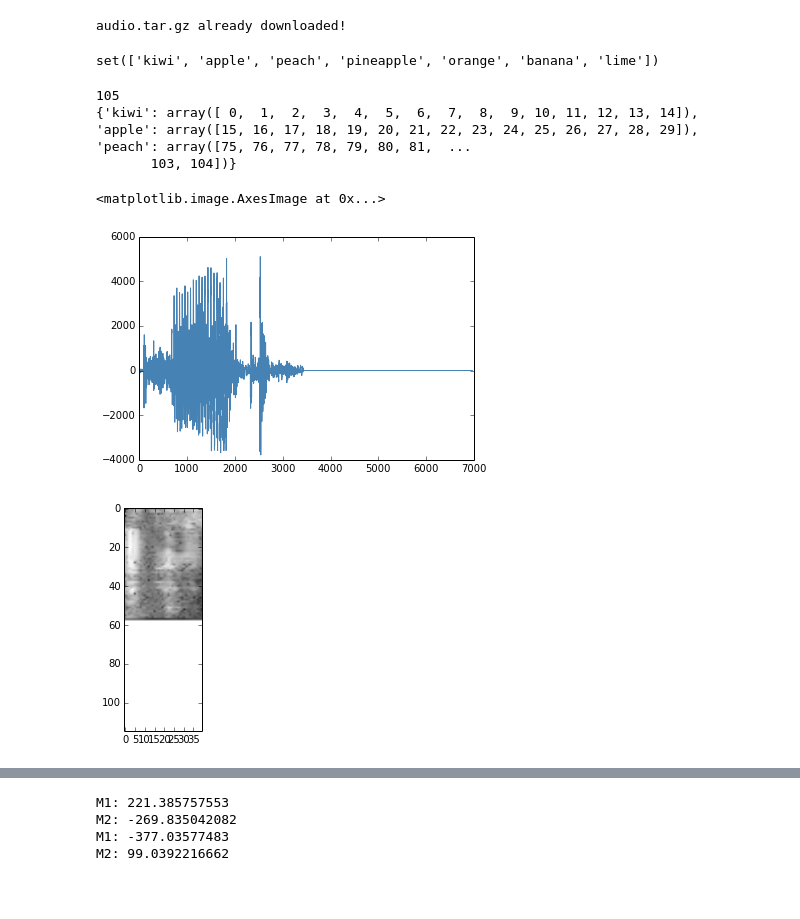
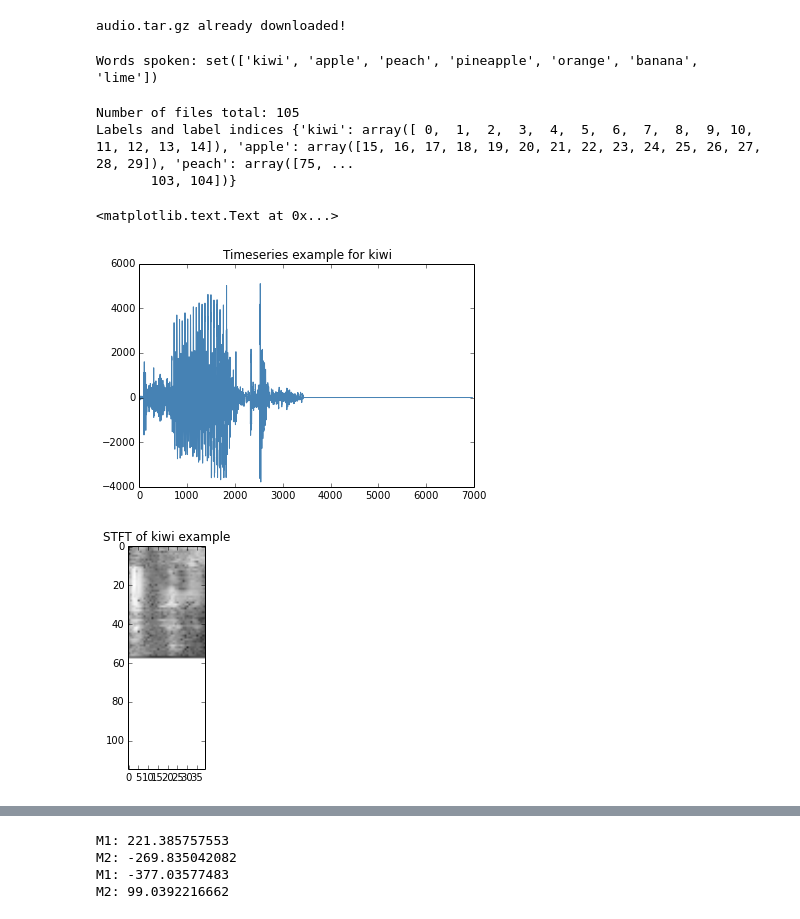
Before and after one commit to kastnerkyle/kastnerkyle.github.io-pelican, a Jupyter notebook: content/downloads/notebooks/ml_speech_recognition_hmm.ipynb, the cells around one changed output, grey strips where cells are left out. Cells and saved outputs as stored; diff of their text form; code cells hidden in the pictures; blank space fills up the shorter version.

```diff
--- a/content/downloads/notebooks/ml_speech_recognition_hmm.ipynb
+++ b/content/downloads/notebooks/ml_speech_recognition_hmm.ipynb
@@ -26,9 +26,9 @@ for f in os.listdir('audio'):
     for w in os.listdir('audio/' + f):
         fpaths.append('audio/' + f + '/' + w)
         labels.append(f)
-print set(labels)
+print 'Words spoken:',set(labels)
 # %% [output]
-set(['kiwi', 'apple', 'peach', 'pineapple', 'orange', 'banana', 'lime'])
+Words spoken: set(['kiwi', 'apple', 'peach', 'pineapple', 'orange', 'banana', 'lime'])
 # %%
 #File parsing for multispeaker...
 #fileids = open('an4/etc/an4_train.fileids').readlines()
@@ -74,15 +74,15 @@ for n,file in enumerate(fpaths):
 data = data[:, :maxsize]
 
 #Each sample file is one row in data, and has one entry in labels
-print data.shape[0]
+print 'Number of files total:',data.shape[0]
 label_dict = {}
 for l in set(labels):
     label_dict[l] = np.array([i for i, _ in enumerate(labels) if _ == l])
 
-print label_dict
+print 'Labels and label indices',label_dict
 # %% [output]
-105
-{'kiwi': array([ 0,  1,  2,  3,  4,  5,  6,  7,  8,  9, 10, 11, 12, 13, 14]), 'apple': array([15, 16, 17, 18, 19, 20, 21, 22, 23, 24, 25, 26, 27, 28, 29]), 'peach': array([75, 76, 77, 78, 79, 80, 81,  ...
+Number of files total: 105
+Labels and label indices {'kiwi': array([ 0,  1,  2,  3,  4,  5,  6,  7,  8,  9, 10, 11, 12, 13, 14]), 'apple': array([15, 16, 17, 18, 19, 20, 21, 22, 23, 24, 25, 26, 27, 28, 29]), 'peach': array([75, ...
        103, 104])}
 # %%
 import scipy
@@ -97,13 +97,14 @@ def stft(x, fftsize=80, overlap_pct=.25):
 # %%
 import matplotlib.pyplot as plt
 plt.plot(data[0, :], color='steelblue')
+plt.title('Timeseries example for %s'%labels[0])
 plt.figure()
-
 plt.imshow(np.log(np.abs(stft(data[0, :]))), cmap='gray')
+plt.title('STFT of %s example'%labels[0])
 # %% [output]
-<matplotlib.image.AxesImage at 0x...>
+<matplotlib.text.Text at 0x...>
-[figure, old version]
+[figure, new version]
-[figure, old version]
+[figure, new version]
 # %%
 from numpy.lib.stride_tricks import as_strided
 
```
Also changed, not shown: parts of 5 cells of this notebook.
